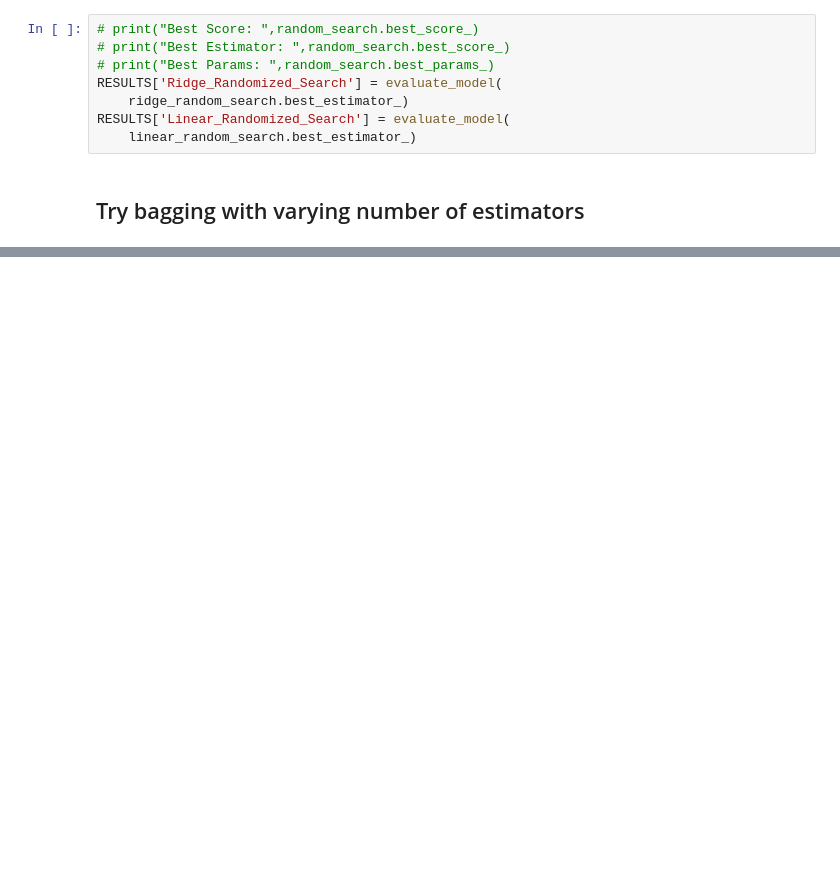
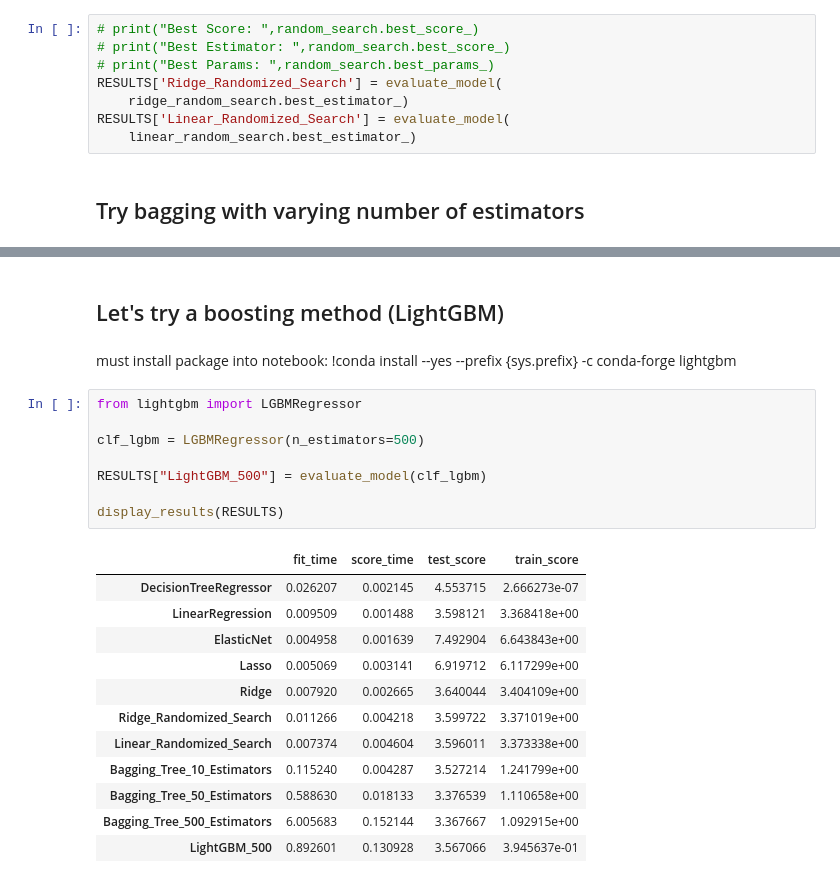
Before and after one commit to OmarRyanBekdash/Predict-Women-Headed-Households-in-S-Africa, a Jupyter notebook: Predict_WHH_Omar.ipynb, the cells around one changed output, grey strips where cells are left out. Saved outputs shown, nothing was run; the diff lists cells and outputs as text; blank space fills up the shorter version.

```diff
--- a/Predict_WHH_Omar.ipynb
+++ b/Predict_WHH_Omar.ipynb
@@ -445,0 +450,26 @@ display_results(RESULTS)
+# %% [markdown]
+## Let's try a boosting method (LightGBM)
+# %% [markdown]
+must install package into notebook:
+!conda install --yes --prefix {sys.prefix} -c conda-forge lightgbm
+# %%
+from lightgbm import LGBMRegressor
+
+clf_lgbm = LGBMRegressor(n_estimators=500)
+
+RESULTS["LightGBM_500"] = evaluate_model(clf_lgbm)
+
+display_results(RESULTS)
+# %% [output]
+|  | fit_time | score_time | test_score | train_score |
+| DecisionTreeRegressor | 0.026207 | 0.002145 | 4.553715 | 2.666273e-07 |
+| LinearRegression | 0.009509 | 0.001488 | 3.598121 | 3.368418e+00 |
+| ElasticNet | 0.004958 | 0.001639 | 7.492904 | 6.643843e+00 |
+| Lasso | 0.005069 | 0.003141 | 6.919712 | 6.117299e+00 |
+| Ridge | 0.007920 | 0.002665 | 3.640044 | 3.404109e+00 |
+| Ridge_Randomized_Search | 0.011266 | 0.004218 | 3.599722 | 3.371019e+00 |
+| Linear_Randomized_Search | 0.007374 | 0.004604 | 3.596011 | 3.373338e+00 |
+| Bagging_Tree_10_Estimators | 0.115240 | 0.004287 | 3.527214 | 1.241799e+00 |
+| Bagging_Tree_50_Estimators | 0.588630 | 0.018133 | 3.376539 | 1.110658e+00 |
+| Bagging_Tree_500_Estimators | 6.005683 | 0.152144 | 3.367667 | 1.092915e+00 |
+| LightGBM_500 | 0.892601 | 0.130928 | 3.567066 | 3.945637e-01 |
```
Also changed, not shown: parts of 12 cells of this notebook.
